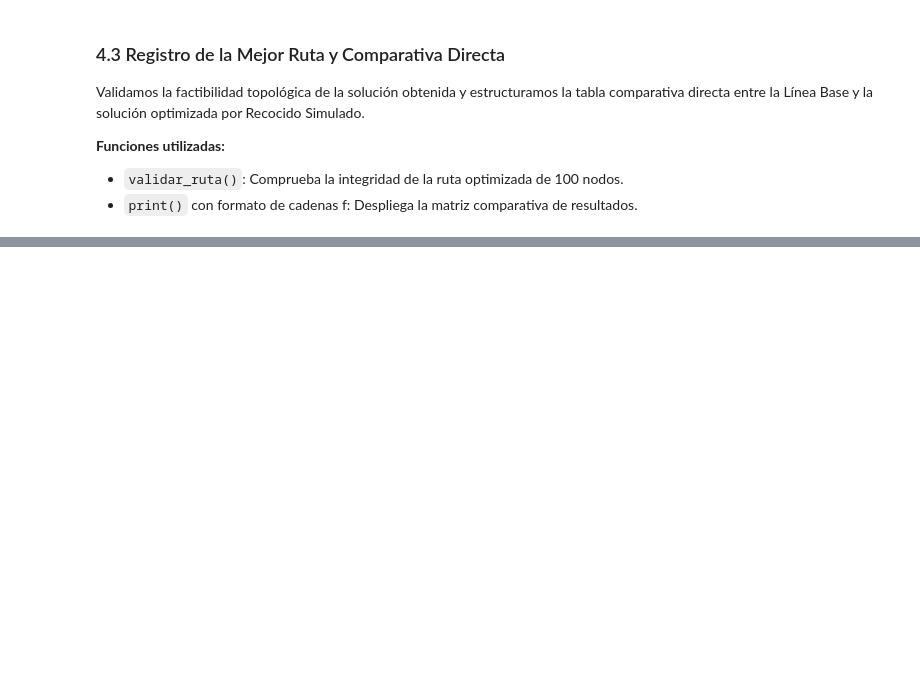
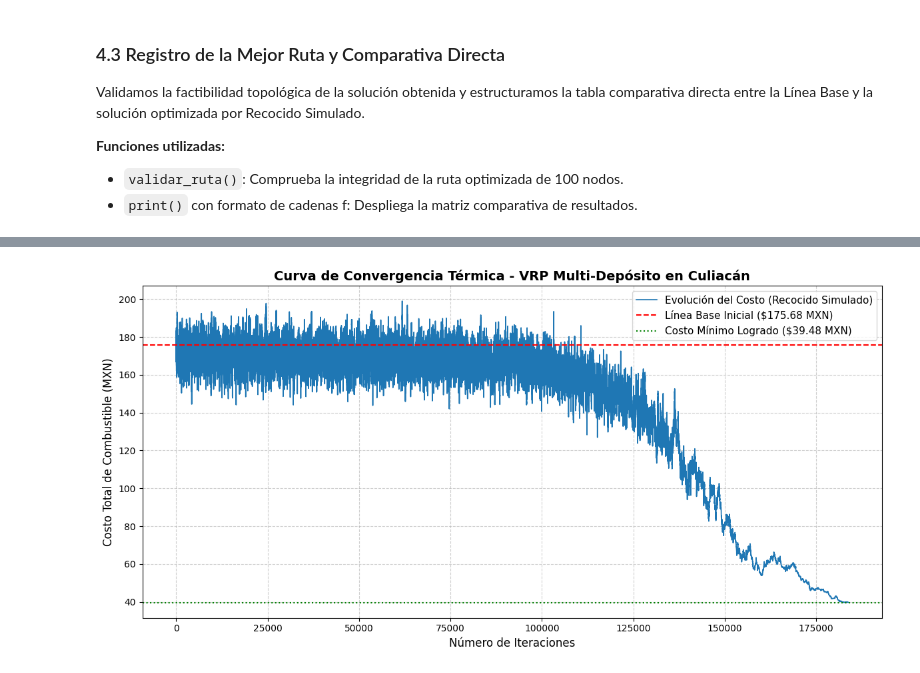
Before and after one commit to LuisArchuleta/Topicos-IA, a Jupyter notebook: Módulo_2/Sistema de Enrutamiento para Tiendas de Autoservicio/Sistema_Enrutamiento_Tiendas.ipynb, the cells around one changed output, grey strips where cells are left out. Cells and saved outputs as stored; diff of their text form; code cells hidden in the pictures; blank space fills up the shorter version.

```diff
--- a/Módulo_2/Sistema de Enrutamiento para Tiendas de Autoservicio/Sistema_Enrutamiento_Tiendas.ipynb
+++ b/Módulo_2/Sistema de Enrutamiento para Tiendas de Autoservicio/Sistema_Enrutamiento_Tiendas.ipynb
@@ -658,0 +668,46 @@ Tiempo de Cómputo (s)        | N/A            | 31.0557 s
+# %%
+import matplotlib.pyplot as plt
+
+# Configuración de estilo y dimensiones de la figura
+plt.figure(figsize=(12, 6))
+plt.plot(
+    historial_costos_opt,
+    color='#1f77b4',
+    linewidth=1.2,
+    label='Evolución del Costo (Recocido Simulado)',
+)
+
+# Línea de referencia del Baseline
+plt.axhline(
+    y=costo_inicial_combustible,
+    color='red',
+    linestyle='--',
+    linewidth=1.5,
+    label=f'Línea Base Inicial (${costo_inicial_combustible:,.2f} MXN)',
+)
+
+# Resaltar la mejor marca alcanzada
+plt.axhline(
+    y=mejor_costo_opt,
+    color='green',
+    linestyle=':',
+    linewidth=1.5,
+    label=f'Costo Mínimo Logrado (${mejor_costo_opt:,.2f} MXN)',
+)
+
+# Etiquetas y formato estético del gráfico
+plt.title(
+    'Curva de Convergencia Térmica - VRP Multi-Depósito en Culiacán',
+    fontsize=14,
+    fontweight='bold',
+)
+plt.xlabel('Número de Iteraciones', fontsize=12)
+plt.ylabel('Costo Total de Combustible (MXN)', fontsize=12)
+plt.grid(True, linestyle='--', alpha=0.6)
+plt.legend(fontsize=11, loc='upper right')
+plt.tight_layout()
+
+# Desplegar gráfico
+plt.show()
+# %% [output]
+[figure, added]
```
Also changed, not shown: parts of 7 cells of this notebook.
